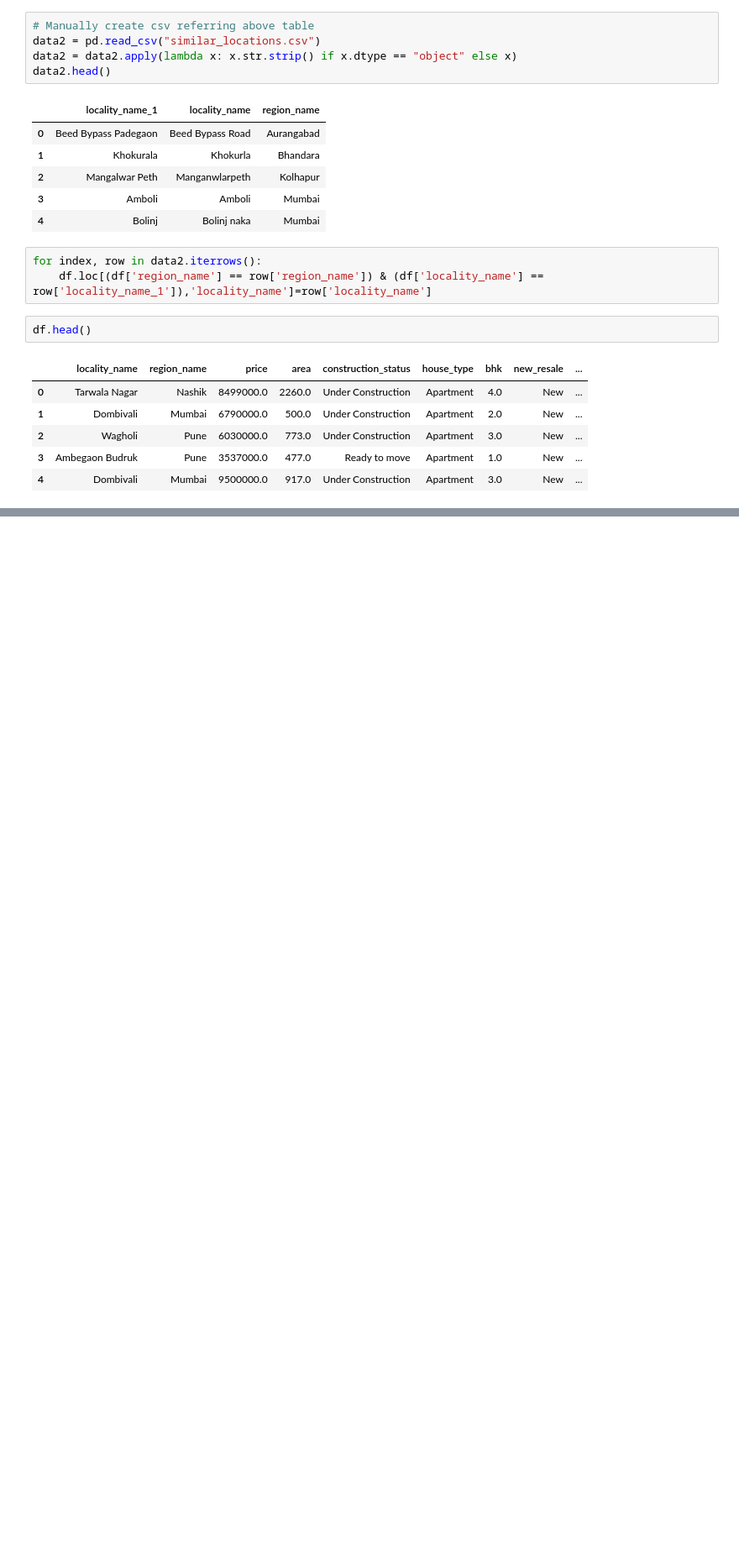
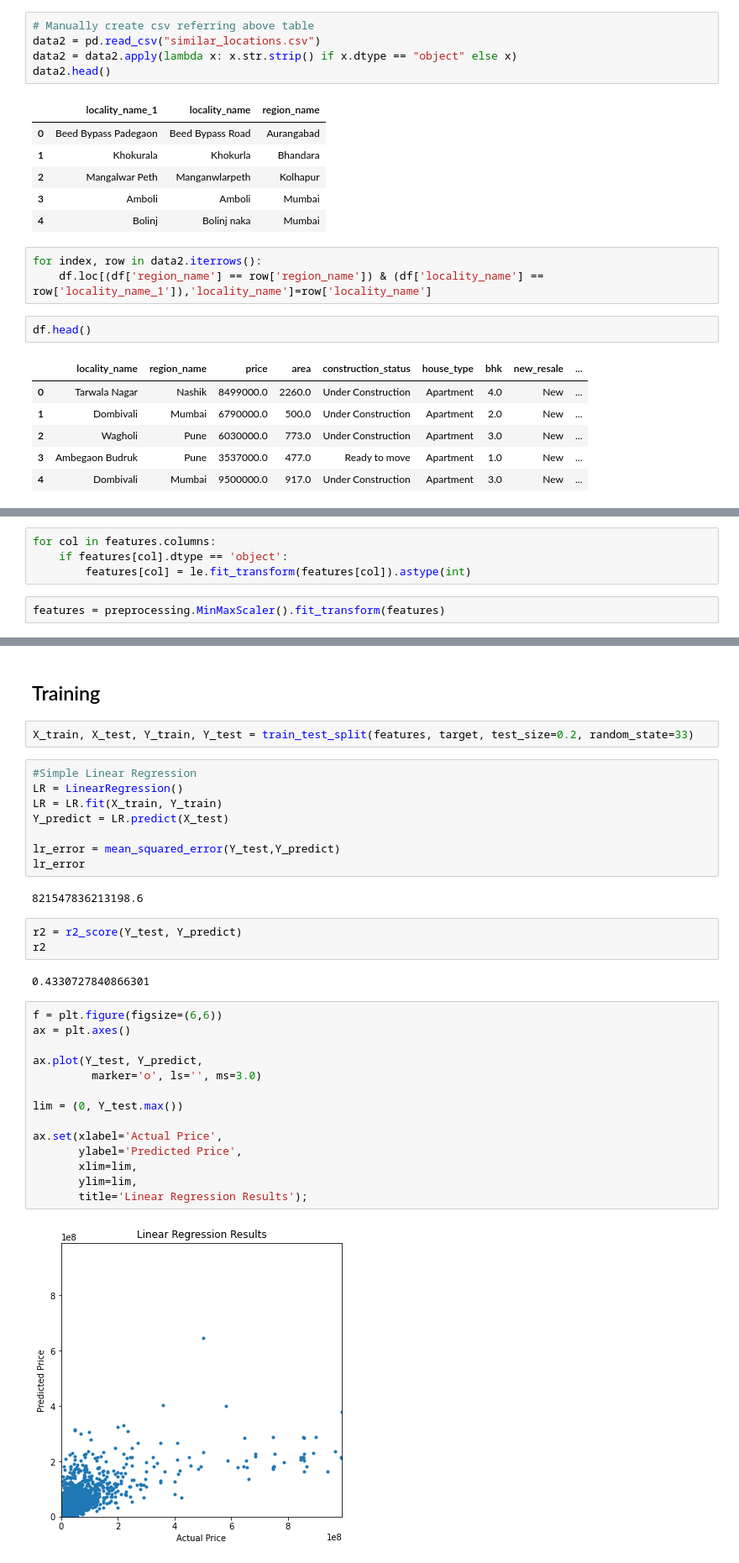
Before and after one commit to chait96/MyFiles, a Jupyter notebook: Analytics/Housing Prices/HousingPrices.ipynb, the cells around one changed output, grey strips where cells are left out. Shown at 84% size. Drawn from its saved outputs; the diff is of its cells as text; blank space fills up the shorter version.

Commit message:
Regression

```diff
--- a/Analytics/Housing Prices/HousingPrices.ipynb
+++ b/Analytics/Housing Prices/HousingPrices.ipynb
@@ -280,0 +315,6 @@ df.head()
+# %%
+for col in features.columns:
+    if features[col].dtype == 'object':
+        features[col] = le.fit_transform(features[col]).astype(int)
+# %%
+features = preprocessing.MinMaxScaler().fit_transform(features)
@@ -280,0 +326,35 @@ df.head()
+# %% [markdown]
+## Training
+# %%
+X_train, X_test, Y_train, Y_test = train_test_split(features, target, test_size=0.2, random_state=33)
+# %%
+#Simple Linear Regression
+LR = LinearRegression()
+LR = LR.fit(X_train, Y_train)
+Y_predict = LR.predict(X_test)
+
+lr_error = mean_squared_error(Y_test,Y_predict)
+lr_error
+# %% [output]
+821547836213198.6
+# %%
+r2 = r2_score(Y_test, Y_predict)
+r2
+# %% [output]
+0.4330727840866301
+# %%
+f = plt.figure(figsize=(6,6))
+ax = plt.axes()
+
+ax.plot(Y_test, Y_predict,
+         marker='o', ls='', ms=3.0)
+
+lim = (0, Y_test.max())
+
+ax.set(xlabel='Actual Price',
+       ylabel='Predicted Price',
+       xlim=lim,
+       ylim=lim,
+       title='Linear Regression Results');
+# %% [output]
+[figure, added]
```
Also changed, not shown: parts of 24 cells of this notebook.
